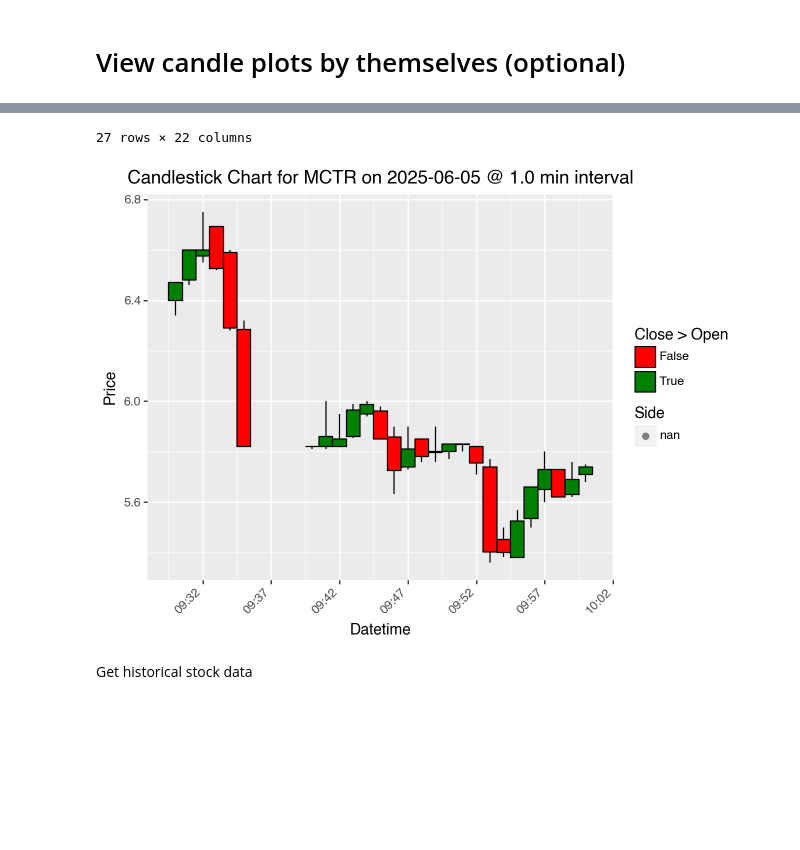
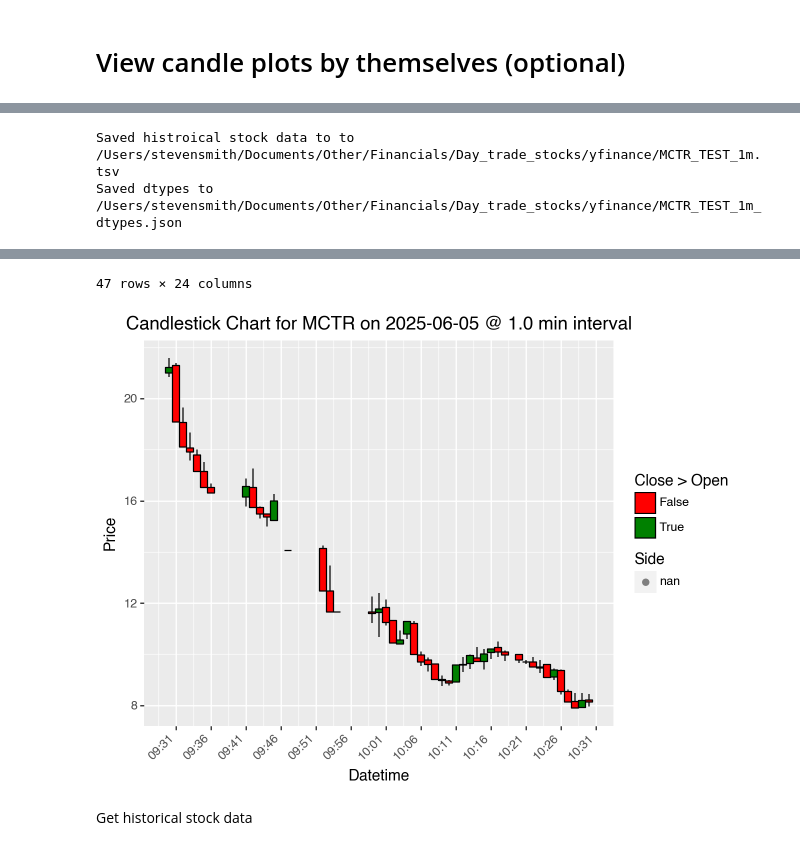
Before and after one commit to sbs87/Random_Projects, a Jupyter notebook: stock_reccomender/DayTrader_Analysis.ipynb, the cells around one changed output, grey strips where cells are left out. Cells and saved outputs as stored; diff of their text form; code cells hidden in the pictures; blank space fills up the shorter version.

```diff
--- a/stock_reccomender/DayTrader_Analysis.ipynb
+++ b/stock_reccomender/DayTrader_Analysis.ipynb
@@ -629,17 +727,22 @@ bin_and_tally(filled_orders_filtered, binned_vars='FilledTime_only', binned_vals
 # %%
 # plot a given Stock's candlestick chart with buy/sell orders, using an empty order file as the joined orders
-tmp=get_stock_data_alpha("MCTR",  stock_interval="1min", download_file_path="/Users/stevensmith/Documents/Other/Financials/Day_trade_stocks/MCTR_TEST_1m.tsv", api_key=ALPHA_ADVANTAGE_KEY)
-tmp.to_csv("/Users/stevensmith/Documents/Other/Financials/Day_trade_stocks/MCTR_TEST_1m.tsv", index=False, sep="\t")
-tmp_filt= filter_stock(tmp, start_time="09:30:00", end_time="10:00:00", time_column='Datetime')
-tmp_filt=tmp_filt[tmp_filt['stock_date']=="2025-06-06"]
+#tmp=get_stock_data_alpha("MCTR",  stock_interval="1min", download_file_path="/Users/stevensmith/Documents/Other/Financials/Day_trade_stocks/MCTR_TEST_1m.tsv", api_key=ALPHA_ADVANTAGE_KEY)
+#tmp.to_csv("/Users/stevensmith/Documents/Other/Financials/Day_trade_stocks/MCTR_TEST_1m.tsv", index=False, sep="\t")
+#test2=get_stock_data("MCTR",  source="alphavantage",debug=True, stock_interval="1min", download_file_path="/Users/stevensmith/Documents/Other/Financials/Day_trade_stocks/alphavantage/MCTR_TEST_1m.tsv", api_key=ALPHA_ADVANTAGE_KEY)
+
+test1=get_stock_data("MCTR",source="yfinance",debug=True, start_date="2025-06-04",end_date="2025-06-06",stock_interval="1m", download_file_path="/Users/stevensmith/Documents/Other/Financials/Day_trade_stocks/yfinance/MCTR_TEST_1m.tsv", api_key=ALPHA_ADVANTAGE_KEY)
+tmp_filt2= filter_stock(test1, start_time="09:30:00", end_time="10:30:00", time_column='Datetime')
+tmp_filt2=tmp_filt2[tmp_filt2['stock_date']=="2025-06-05"]
 
 #tmp.to_csv("tmp_filtered.csv",index=False,sep="\t")
 
 test_records = pd.read_csv("/Users/stevensmith/Projects/Random_Projects/stock_reccomender/empty_order.tsv")
 stock_orders_empty = format_orders(test_records)
 
-tmp2 = combine_data(tmp_filt,stock_orders_empty,direction='backward',stock_key='Datetime', order_key='FilledTime')
+tmp2 = combine_data(tmp_filt2,stock_orders_empty,direction='backward',stock_key='Datetime', order_key='FilledTime')
 display(tmp2)
 
 generate_candlestick_plot(tmp2, timedata_width=0.5, date="2025-06-05", stock_symbol="MCTR")
 # %% [output]
+Saved histroical stock data to to /Users/stevensmith/Documents/Other/Financials/Day_trade_stocks/yfinance/MCTR_TEST_1m.tsv
+Saved dtypes to /Users/stevensmith/Documents/Other/Financials/Day_trade_stocks/yfinance/MCTR_TEST_1m_dtypes.json
@@ -682,5 +785,5 @@ generate_candlestick_plot(tmp2, timedata_width=0.5, date="2025-06-05", stock_sym
-27 rows × 22 columns
+47 rows × 24 columns
-[figure, old version]
+[figure, new version]
 # %% [markdown]
 Get historical stock data
 # %% [markdown]
```
Also changed, not shown: parts of 5 cells of this notebook.
